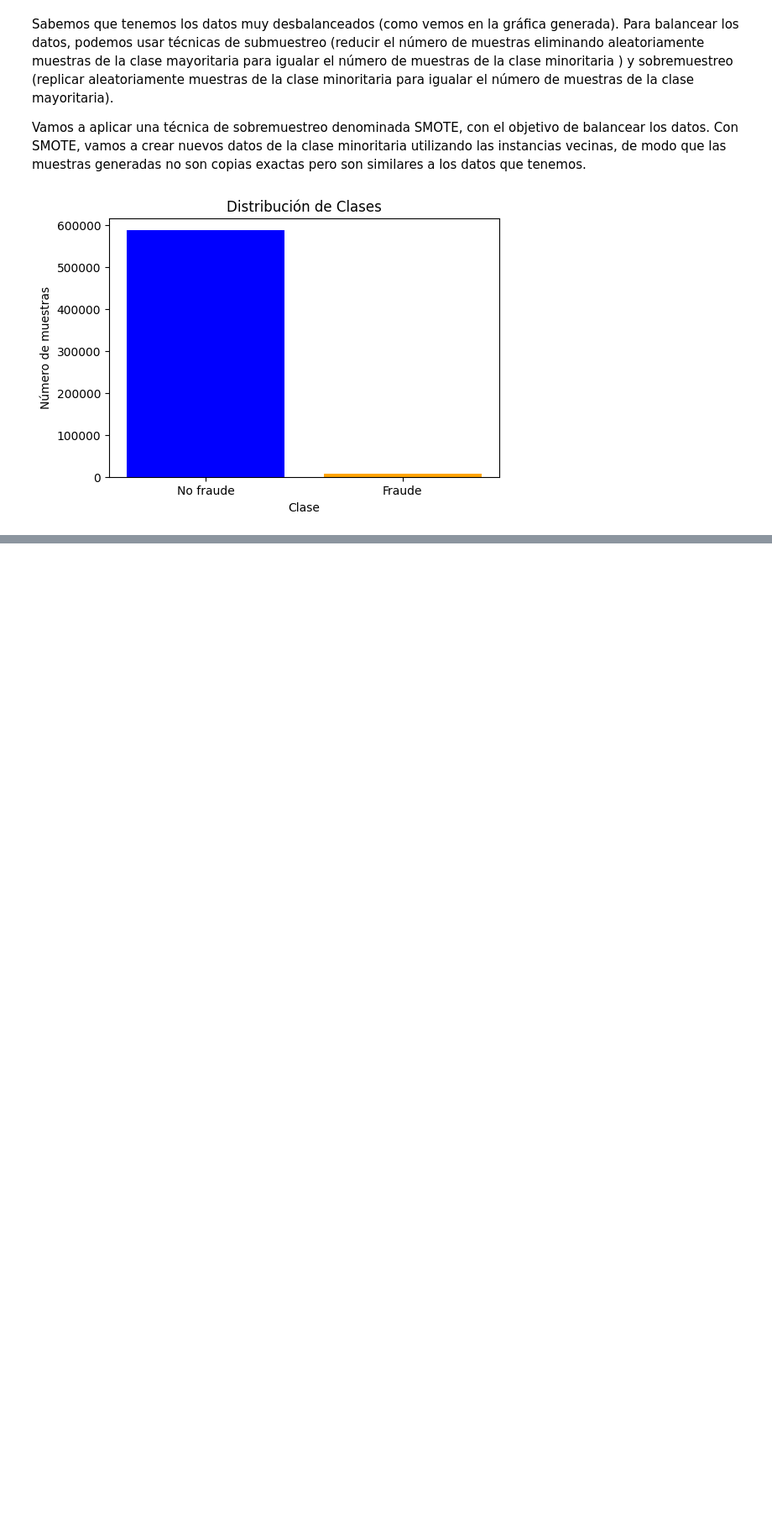
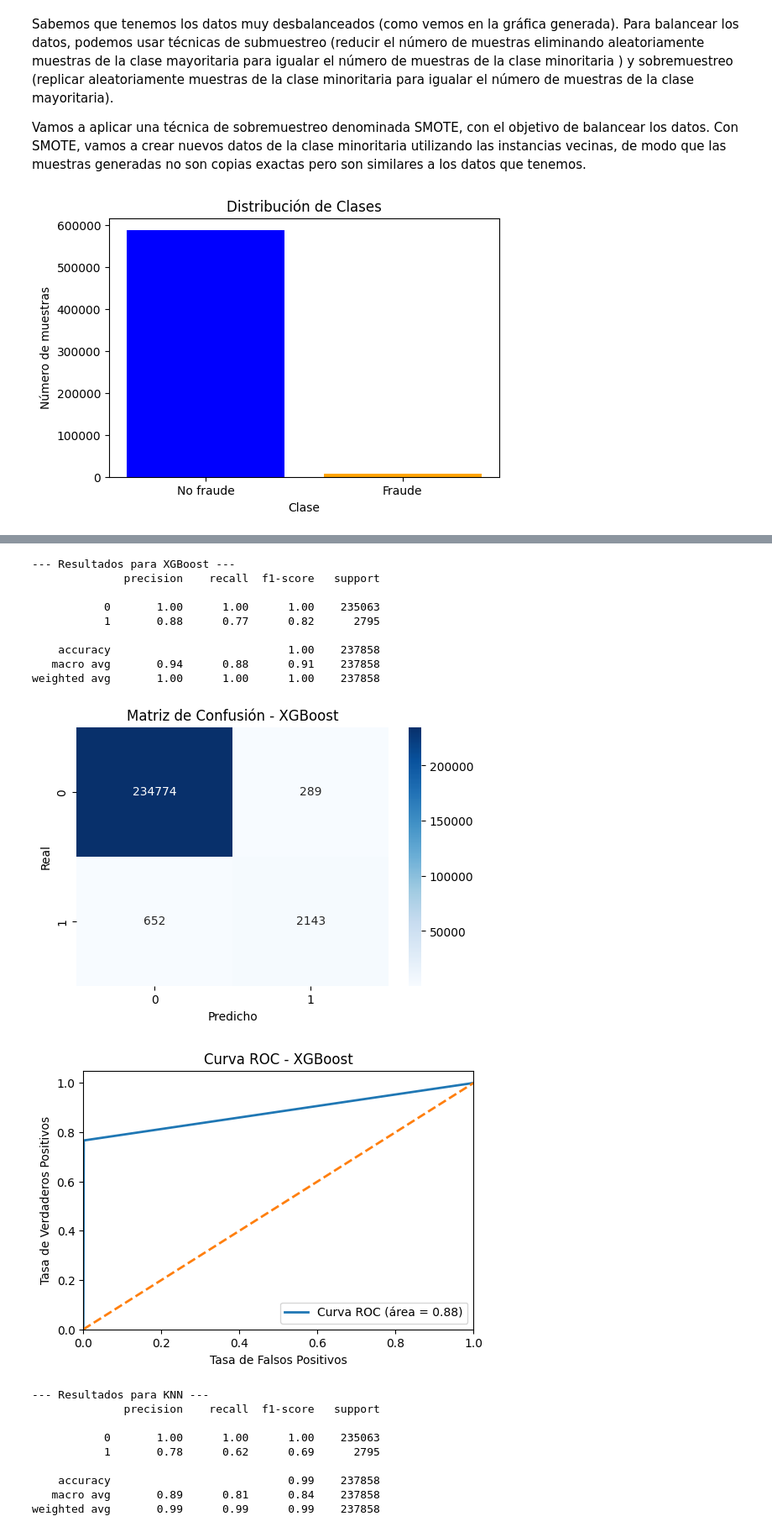
Before and after one commit to Javierbj02/Bank-Fraud-Detection, a Jupyter notebook: data2/preprocesamiento.ipynb, the cells around one changed output, grey strips where cells are left out. Shown at 84% size. Drawn from its saved outputs; the diff is of its cells as text; code cells hidden in the pictures; blank space fills up the shorter version.

```diff
--- a/data2/preprocesamiento.ipynb
+++ b/data2/preprocesamiento.ipynb
@@ -127,0 +397,62 @@ plt.show()
+# %%
+# Diccionario de modelos
+modelos = {
+    'XGBoost': xgb_model,
+    'KNN': knn_model,
+    'Random Forest': rf_model
+}
+
+for nombre, modelo in modelos.items():
+    # Entrenar el modelo
+    modelo.fit(X_train, y_train)
+    # Predicciones
+    y_pred_model = modelo.predict(X_test)
+
+    # Reporte de clasificación
+    print(f"--- Resultados para {nombre} ---")
+    print(classification_report(y_test, y_pred_model))
+
+    # Matriz de confusión
+    cm_model = confusion_matrix(y_test, y_pred_model)
+    plt.figure(figsize=(6, 4))
+    sns.heatmap(cm_model, annot=True, fmt="d", cmap="Blues")
+    plt.xlabel("Predicho")
+    plt.ylabel("Real")
+    plt.title(f"Matriz de Confusión - {nombre}")
+    plt.show()
+
+    # Curva ROC
+    fpr_model, tpr_model, _ = roc_curve(y_test, y_pred_model)
+    roc_auc_model = auc(fpr_model, tpr_model)
+
+    plt.figure(figsize=(6, 4))
+    plt.plot(fpr_model, tpr_model, lw=2, label=f'Curva ROC (área = {roc_auc_model:.2f})')
+    plt.plot([0, 1], [0, 1], lw=2, linestyle='--')
+    plt.xlim([0.0, 1.0])
+    plt.ylim([0.0, 1.05])
+    plt.xlabel('Tasa de Falsos Positivos')
+    plt.ylabel('Tasa de Verdaderos Positivos')
+    plt.title(f'Curva ROC - {nombre}')
+    plt.legend(loc="lower right")
+    plt.show()
+# %% [output]
+--- Resultados para XGBoost ---
+              precision    recall  f1-score   support
+
+           0       1.00      1.00      1.00    235063
+           1       0.88      0.77      0.82      2795
+
+    accuracy                           1.00    237858
+   macro avg       0.94      0.88      0.91    237858
+weighted avg       1.00      1.00      1.00    237858
+[figure, added]
+[figure, added]
+--- Resultados para KNN ---
+              precision    recall  f1-score   support
+
+           0       1.00      1.00      1.00    235063
+           1       0.78      0.62      0.69      2795
+
+    accuracy                           0.99    237858
+   macro avg       0.89      0.81      0.84    237858
+weighted avg       0.99      0.99      0.99    237858
```
Also changed, not shown: parts of 18 cells of this notebook.
